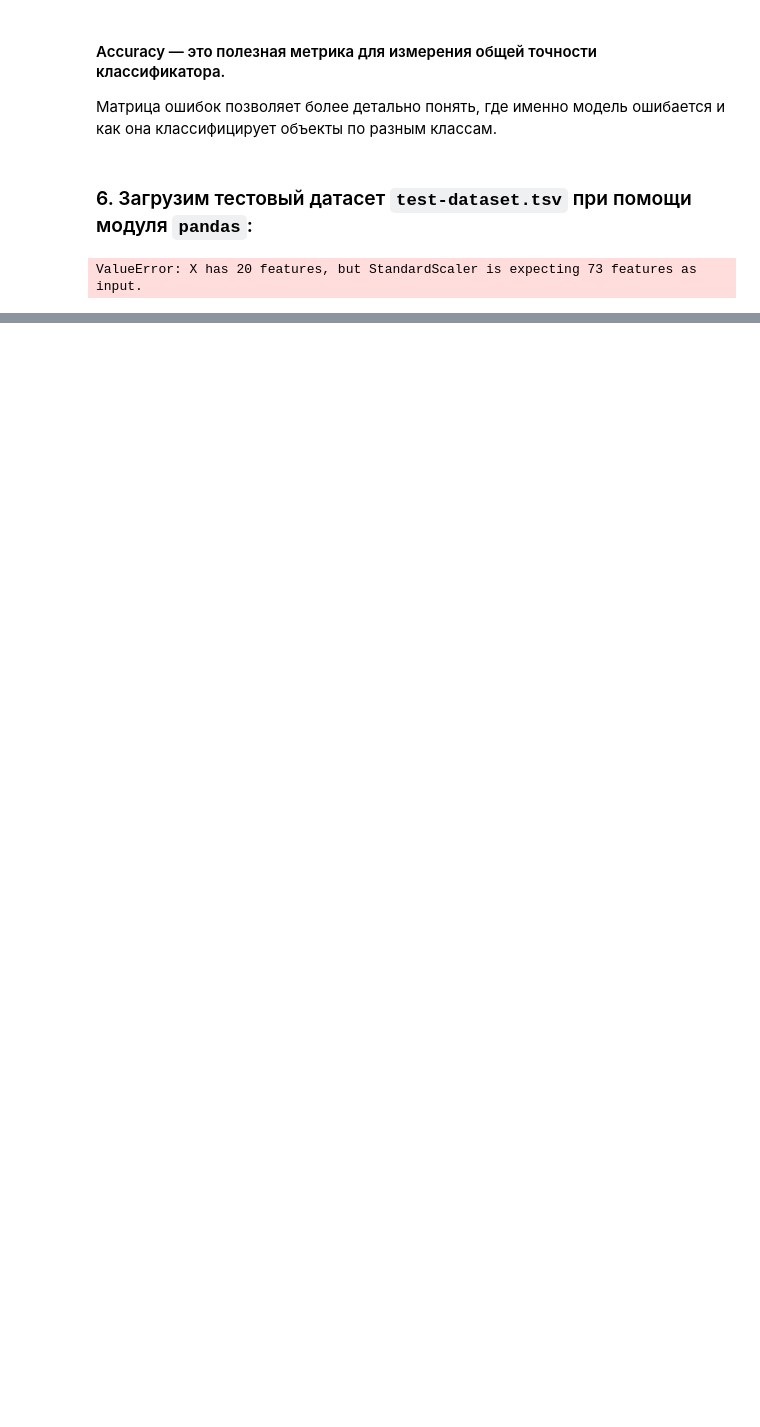
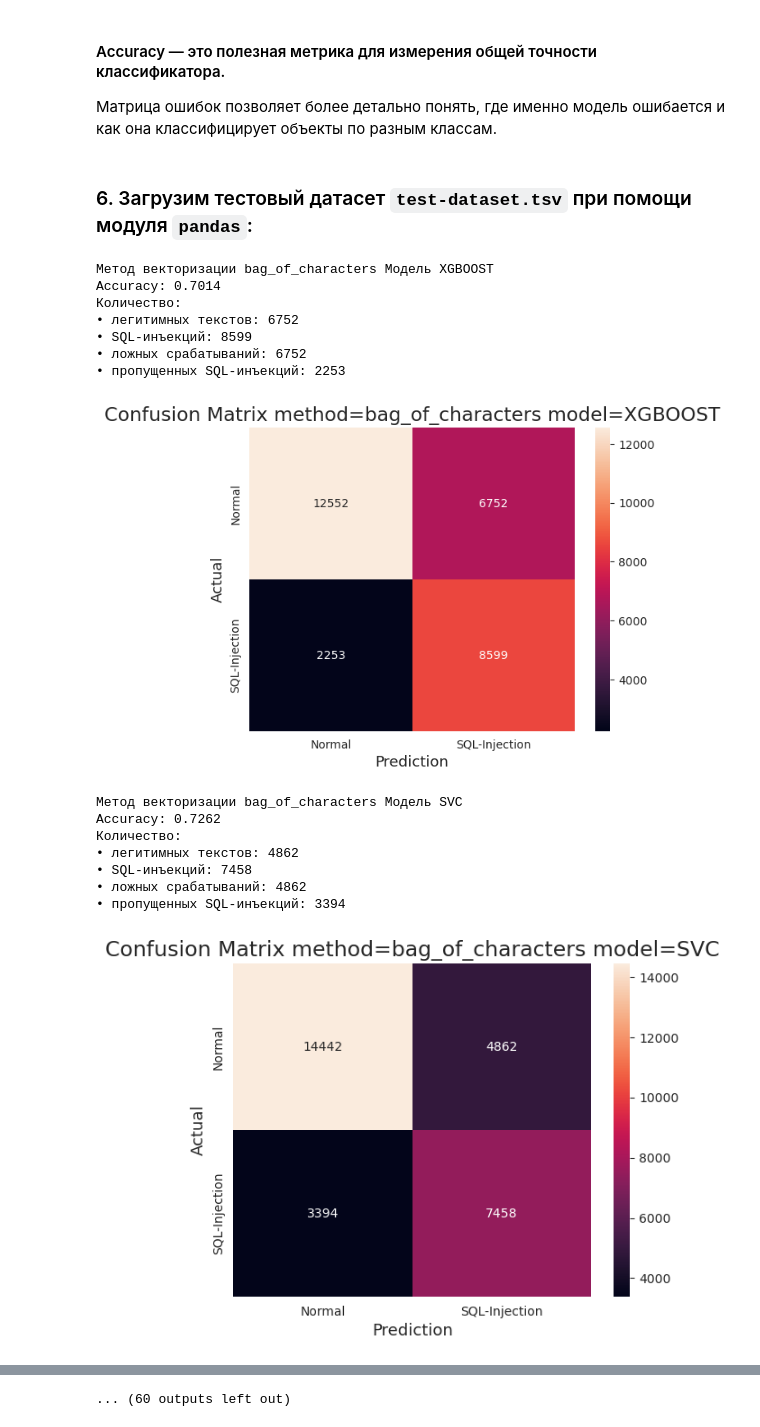
Before and after one commit to belkin-vitaliy/ai-task2, a Jupyter notebook: task2.ipynb, the cells around one changed output, grey strips where cells are left out. Saved outputs shown, nothing was run; the diff lists cells and outputs as text; code cells hidden in the pictures; blank space fills up the shorter version.

```diff
--- a/task2.ipynb
+++ b/task2.ipynb
@@ -540,18 +664,21 @@ test_df = pd.read_csv('datasets/test-dataset.csv')
 test_x = test_df['payload'].values
 test_y = test_df['label'].values
 # %%
-x_new_test_vectors = {}
-x_new_test_reduced_vectors = {}
-x_new_test_selected_vectors = {}
-# Преобразуем новый тестовый набор с использованием обученных инструментов векторизации и выбора признаков.
-for method in methods:
-    x_new_test_vectors[method] = extractors[method].extract_features(x_test)
-    x_new_test_vectors[method]
-    x_new_test_reduced_vectors[method] = selectors[method].transform(x_new_test_vectors[method])
-    x_new_test_reduced_vectors[method]
-    x_new_test_selected_vectors[method] = selectors[method].transform(x_new_test_reduced_vectors[method])
-    x_new_test_selected_vectors[method]
-    # Predict on the new test set
-    y_new_pred = classifier[method].predict(x_new_test_selected_vectors[method])
+results_df = test_models_and_vectorizers(test_x, test_y, methods, models_dict)
 # %% [output]
-ValueError: X has 20 features, but StandardScaler is expecting 73 features as input.
+Метод векторизации bag_of_characters Модель XGBOOST
+Accuracy: 0.7014
+Количество:
+• легитимных текстов: 6752
+• SQL-инъекций: 8599
+• ложных срабатываний: 6752
+• пропущенных SQL-инъекций: 2253
+[figure, added]
+Метод векторизации bag_of_characters Модель SVC
+Accuracy: 0.7262
+Количество:
+• легитимных текстов: 4862
+• SQL-инъекций: 7458
+• ложных срабатываний: 4862
+• пропущенных SQL-инъекций: 3394
+[figure, added]
@@ -557,0 +717 @@ ValueError: X has 20 features, but StandardScaler is expecting 73 features as in
+... (60 outputs left out)
```
Also changed, not shown: parts of 14 cells of this notebook.
